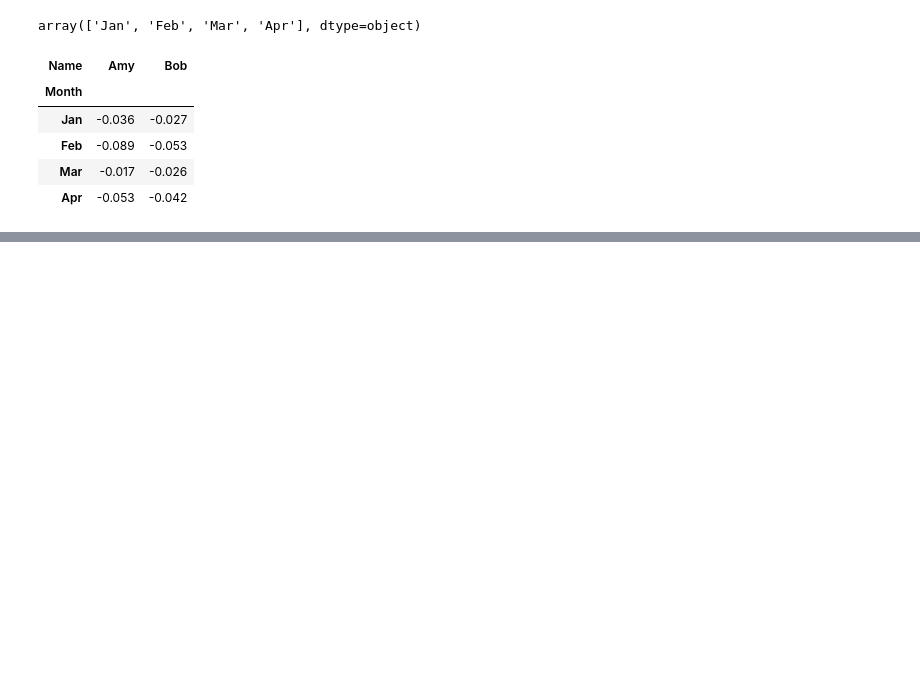
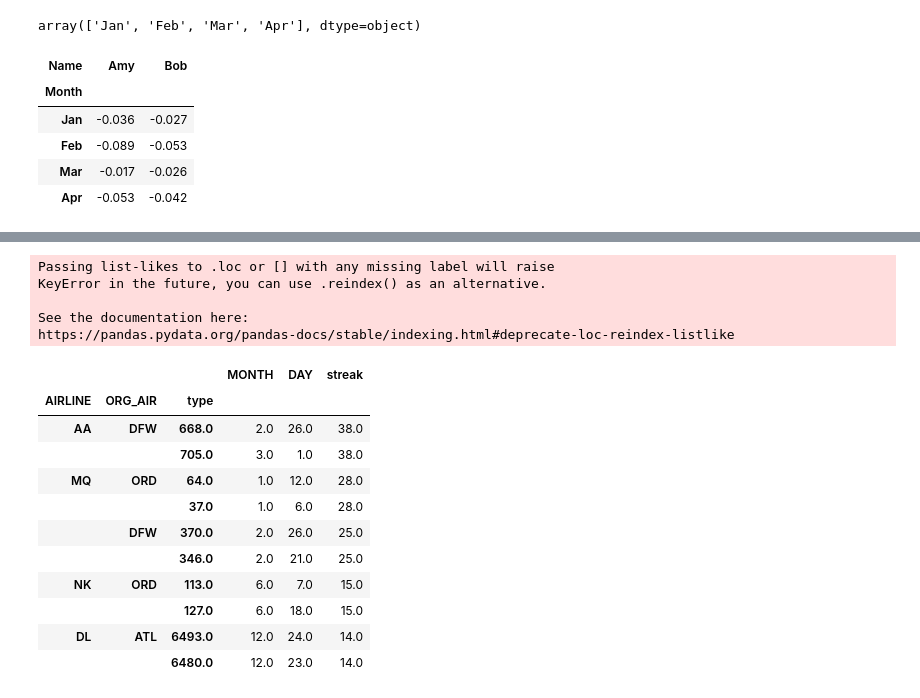
Before and after one commit to davetlewis-van/Pandas-Cookbook, a Jupyter notebook: Grouping for aggregation.ipynb, the cells around one changed output, grey strips where cells are left out. Saved outputs shown, nothing was run; the diff lists cells and outputs as text; code cells hidden in the pictures; blank space fills up the shorter version.

```diff
--- a/Grouping for aggregation.ipynb
+++ b/Grouping for aggregation.ipynb
@@ -608,0 +873,3 @@ weeks4a.pivot(index='Month', columns='Name', values='Perc Weight Loss')
+# %%
+s = pd.Series([0, 1, 1, 0, 1, 1, 1, 0])
+s
@@ -608,0 +886,3 @@ weeks4a.pivot(index='Month', columns='Name', values='Perc Weight Loss')
+# %%
+s1 = s.cumsum()
+s1
@@ -608,0 +959,3 @@ weeks4a.pivot(index='Month', columns='Name', values='Perc Weight Loss')
+# %%
+flights = pd.read_csv('data/flights.csv')
+flights['ON_TIME'] = flights['ARR_DELAY'].lt(15).astype(int)
@@ -608,0 +992,35 @@ weeks4a.pivot(index='Month', columns='Name', values='Perc Weight Loss')
+# %%
+def max_delay_streak(df):
+    df = df.reset_index(drop=True)
+    s = 1 - df['ON_TIME']
+    s1 = s.cumsum()
+    streak = s.mul(s1).diff().where(lambda x: x < 0).ffill().add(s1, fill_value=0)
+    last_idx = streak.idxmax()
+    first_idx = last_idx - streak.max() + 1
+    df_return = df.loc[[first_idx, last_idx], ['MONTH', 'DAY']]
+    df_return['streak'] = streak.max()
+    df_return.index.name = 'type'
+    return df_return
+# %%
+flights.sort_values(['MONTH', 'DAY', 'SCHED_DEP']) \
+    .groupby(['AIRLINE', 'ORG_AIR']) \
+    .apply(max_delay_streak) \
+    .sort_values('streak', ascending=False).head(10)
+# %% [output]
+Passing list-likes to .loc or [] with any missing label will raise
+KeyError in the future, you can use .reindex() as an alternative.
+
+See the documentation here:
+https://pandas.pydata.org/pandas-docs/stable/indexing.html#deprecate-loc-reindex-listlike
+|  |  |  | MONTH | DAY | streak |
+| AIRLINE | ORG_AIR | type |  |  |  |
+| AA | DFW | 668.0 | 2.0 | 26.0 | 38.0 |
+|  |  | 705.0 | 3.0 | 1.0 | 38.0 |
+| MQ | ORD | 64.0 | 1.0 | 12.0 | 28.0 |
+|  |  | 37.0 | 1.0 | 6.0 | 28.0 |
+|  | DFW | 370.0 | 2.0 | 26.0 | 25.0 |
+|  |  | 346.0 | 2.0 | 21.0 | 25.0 |
+| NK | ORD | 113.0 | 6.0 | 7.0 | 15.0 |
+|  |  | 127.0 | 6.0 | 18.0 | 15.0 |
+| DL | ATL | 6493.0 | 12.0 | 24.0 | 14.0 |
+|  |  | 6480.0 | 12.0 | 23.0 | 14.0 |
```
Also changed, not shown: parts of 40 cells of this notebook.
